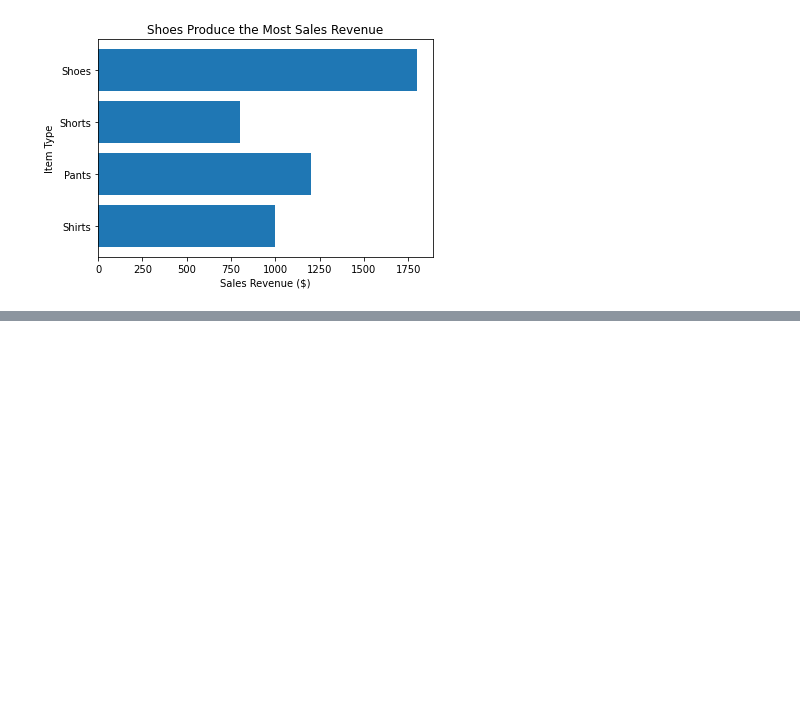
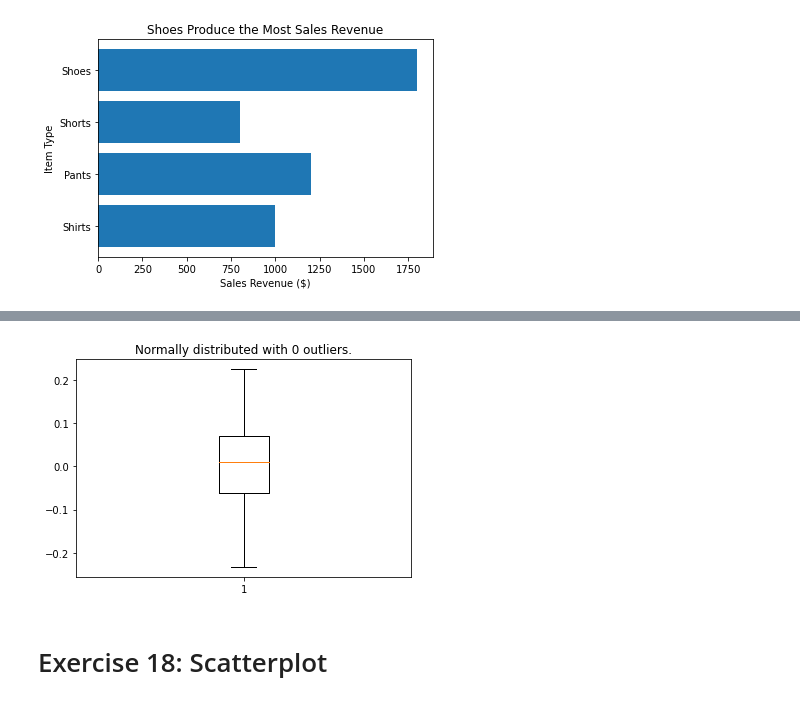
Before and after one commit to jafetpintle/DataManipulation, a Jupyter notebook: Cap_2_Data_Visualization.ipynb, the cells around one changed output, grey strips where cells are left out. Cells and saved outputs as stored; diff of their text form; code cells hidden in the pictures; blank space fills up the shorter version.

```diff
--- a/Cap_2_Data_Visualization.ipynb
+++ b/Cap_2_Data_Visualization.ipynb
@@ -80,0 +140,34 @@ plt.show()
+# %%
+#Looking for a normal distribution with shapiro
+from scipy.stats import shapiro
+
+shap_w, p_value = shapiro(y)
+# %%
+from scipy.stats import zscore
+#Convert y intro z-score
+'''
+This is a measure of the data which shows how many standard deviations each
+datapoint is from the mean.
+'''
+y_z_scores = zscore(y)
+# %%
+#Iterate thour the y_z_scores array to find the number of outliers
+total_outliers = 0
+for i in range(len(y_z_scores)):
+  if abs(y_z_scores[i])>=3:
+    total_outliers+=1
+# %%
+#Generating a title to comunicate the number of outliers and if it is distributed.
+
+if p_value>0.05:
+  title = 'Normally distributed with {} outliers.'.format(total_outliers)
+else:
+  title = 'Normally distributed with {} outliers.'.format(total_outliers)
+# %%
+plt.boxplot(x=y)
+plt.title(title)
+plt.show()
+# %% [output]
+[figure, added]
+# %% [markdown]
+# Exercise 18: Scatterplot
```
Also changed, not shown: parts of 22 cells of this notebook.
